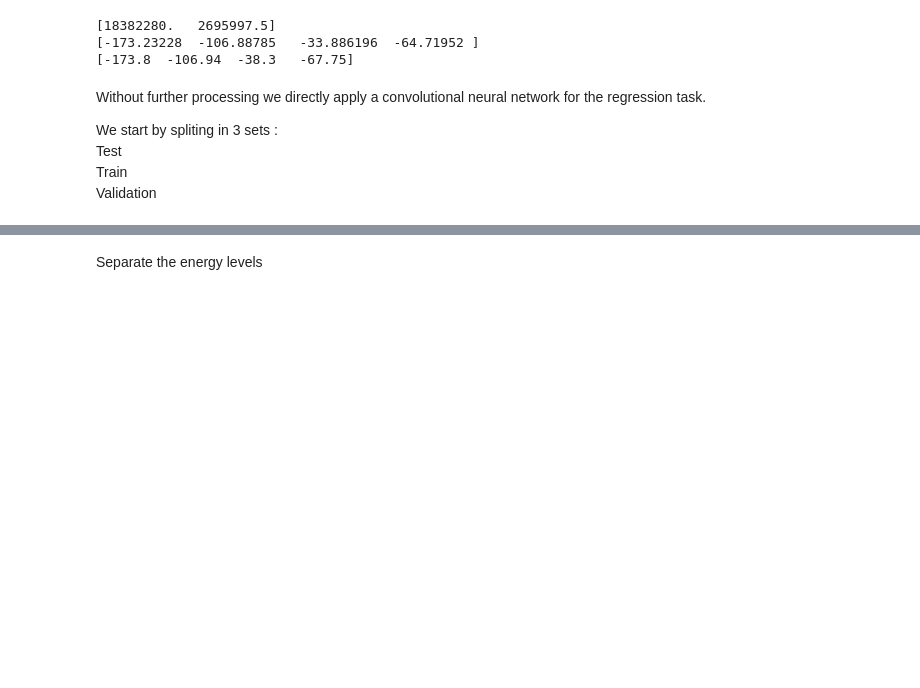
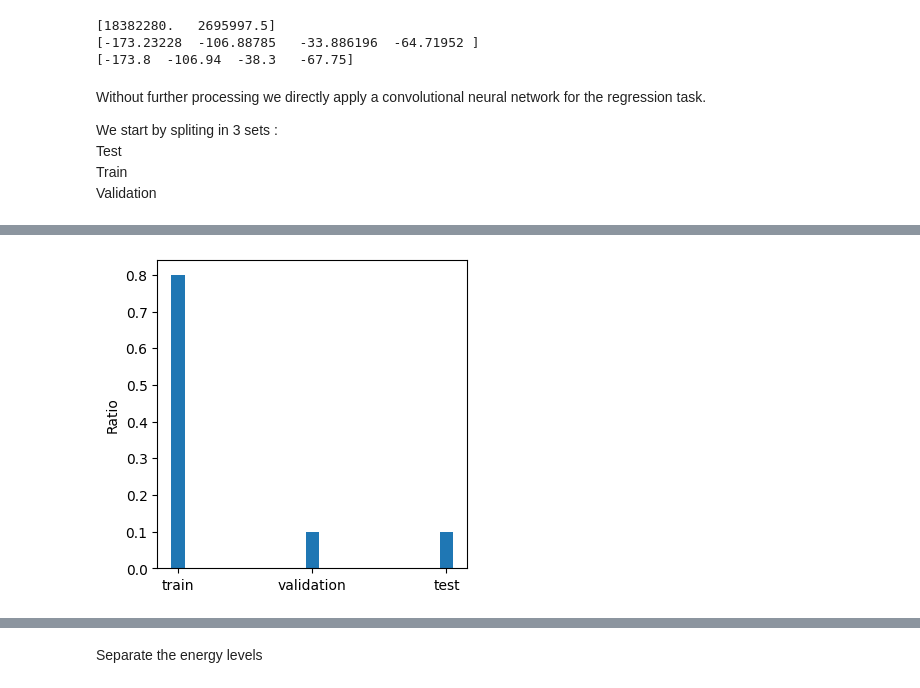
Before and after one commit to adam-eva/dampe-calorimeter, a Jupyter notebook: DataLoading.ipynb, the cells around one changed output, grey strips where cells are left out. Saved outputs shown, nothing was run; the diff lists cells and outputs as text; code cells hidden in the pictures; blank space fills up the shorter version.

```diff
--- a/DataLoading.ipynb
+++ b/DataLoading.ipynb
@@ -282,0 +145,4 @@ Epoch 2/2
+# %%
+plot_split_distribution(dampe_dic, xy_train, xy_val, xy_test);
+# %% [output]
+[figure, added]
```
Also changed, not shown: parts of 30 cells of this notebook, 14 other files.
